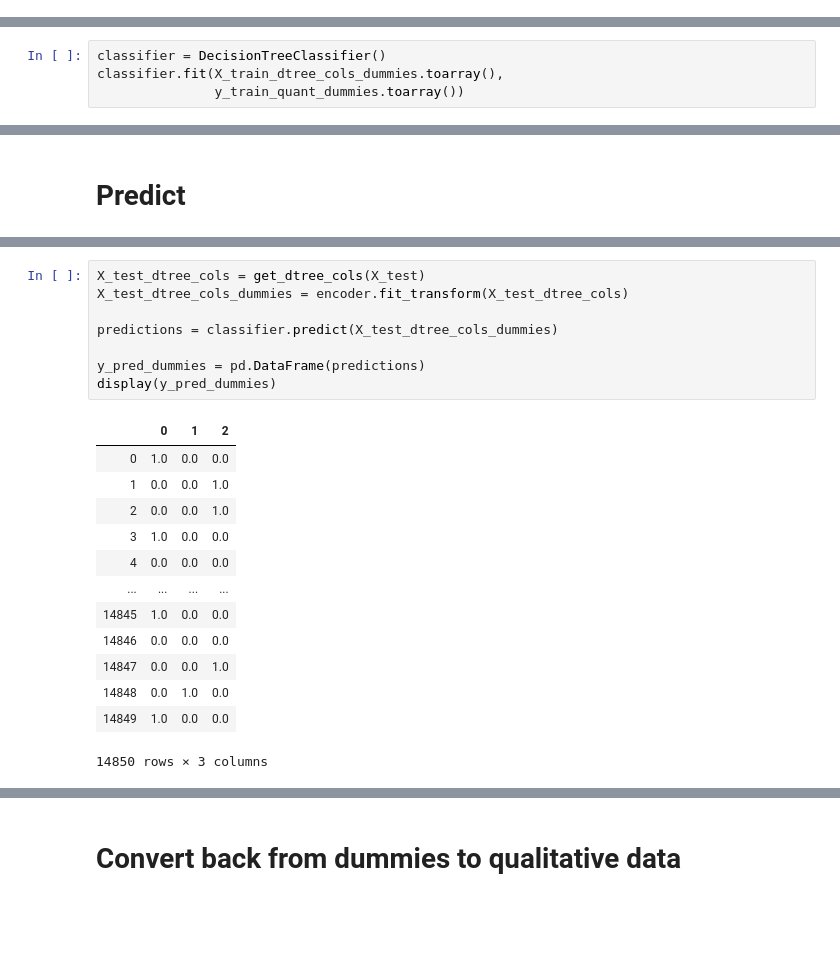
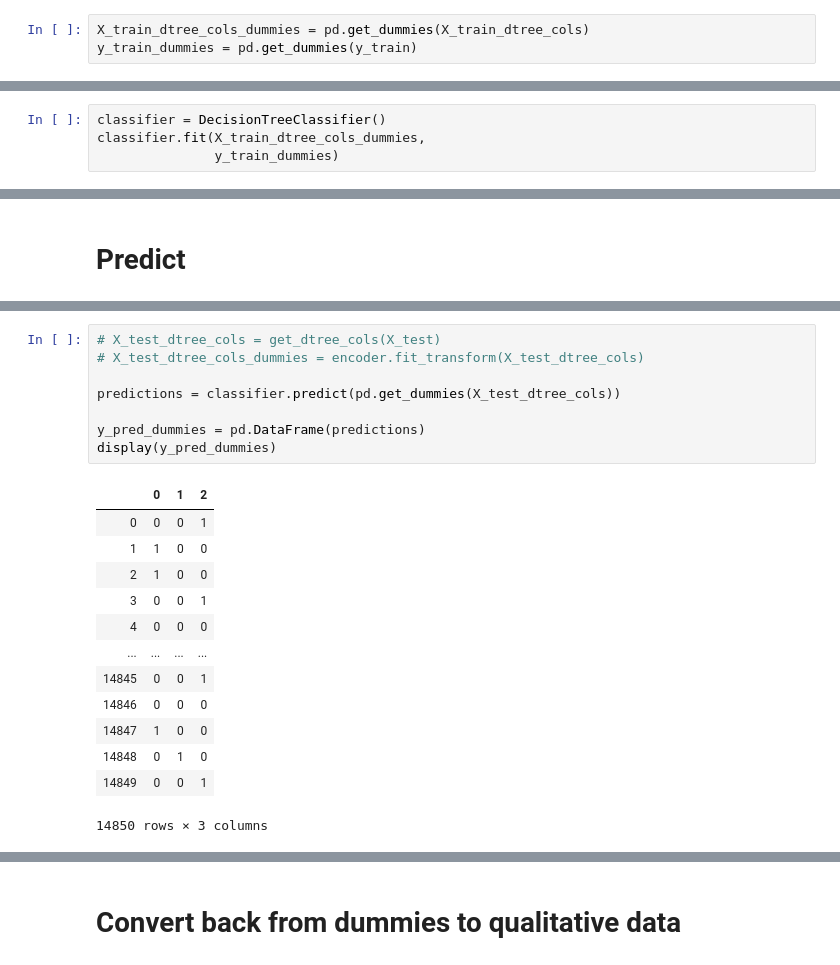
Before and after one commit to fleadsom/pumpItUp, a Jupyter notebook: pumpItUp_exploration.ipynb, the cells around one changed output, grey strips where cells are left out. Cells and saved outputs as stored; diff of their text form; blank space fills up the shorter version.

```diff
--- a/pumpItUp_exploration.ipynb
+++ b/pumpItUp_exploration.ipynb
@@ -99,9 +94,12 @@ y_train_quant_dummies = encoder.fit_transform(y_train_quant)
+# %%
+X_train_dtree_cols_dummies = pd.get_dummies(X_train_dtree_cols)
+y_train_dummies = pd.get_dummies(y_train)
 # %% [markdown]
 # Fit to Decision Tree
 # %%
 classifier = DecisionTreeClassifier()
-classifier.fit(X_train_dtree_cols_dummies.toarray(),
-               y_train_quant_dummies.toarray())
+classifier.fit(X_train_dtree_cols_dummies,
+               y_train_dummies)
 # %% [output]
 DecisionTreeClassifier(ccp_alpha=0.0, class_weight=None, criterion='gini',
                        max_depth=None, max_features=None, max_leaf_nodes=None,
@@ -114,24 +129,24 @@ DecisionTreeClassifier(ccp_alpha=0.0, class_weight=None, criterion='gini',
 # %%
-X_test_dtree_cols = get_dtree_cols(X_test)
-X_test_dtree_cols_dummies = encoder.fit_transform(X_test_dtree_cols)
+# X_test_dtree_cols = get_dtree_cols(X_test)
+# X_test_dtree_cols_dummies = encoder.fit_transform(X_test_dtree_cols)
 
-predictions = classifier.predict(X_test_dtree_cols_dummies)
+predictions = classifier.predict(pd.get_dummies(X_test_dtree_cols))
 
 y_pred_dummies = pd.DataFrame(predictions)
 display(y_pred_dummies)
 # %% [output]
 |  | 0 | 1 | 2 |
-| 0 | 1.0 | 0.0 | 0.0 |
-| 1 | 0.0 | 0.0 | 1.0 |
-| 2 | 0.0 | 0.0 | 1.0 |
-| 3 | 1.0 | 0.0 | 0.0 |
-| 4 | 0.0 | 0.0 | 0.0 |
+| 0 | 0 | 0 | 1 |
+| 1 | 1 | 0 | 0 |
+| 2 | 1 | 0 | 0 |
+| 3 | 0 | 0 | 1 |
+| 4 | 0 | 0 | 0 |
 | ... | ... | ... | ... |
-| 14845 | 1.0 | 0.0 | 0.0 |
-| 14846 | 0.0 | 0.0 | 0.0 |
-| 14847 | 0.0 | 0.0 | 1.0 |
-| 14848 | 0.0 | 1.0 | 0.0 |
-| 14849 | 1.0 | 0.0 | 0.0 |
+| 14845 | 0 | 0 | 1 |
+| 14846 | 0 | 0 | 0 |
+| 14847 | 1 | 0 | 0 |
+| 14848 | 0 | 1 | 0 |
+| 14849 | 0 | 0 | 1 |
 14850 rows × 3 columns
 # %%
 null_preds = y_pred_dummies.loc[(y_pred_dummies[0] == 0.0)
```
Also changed, not shown: parts of 8 cells of this notebook.
